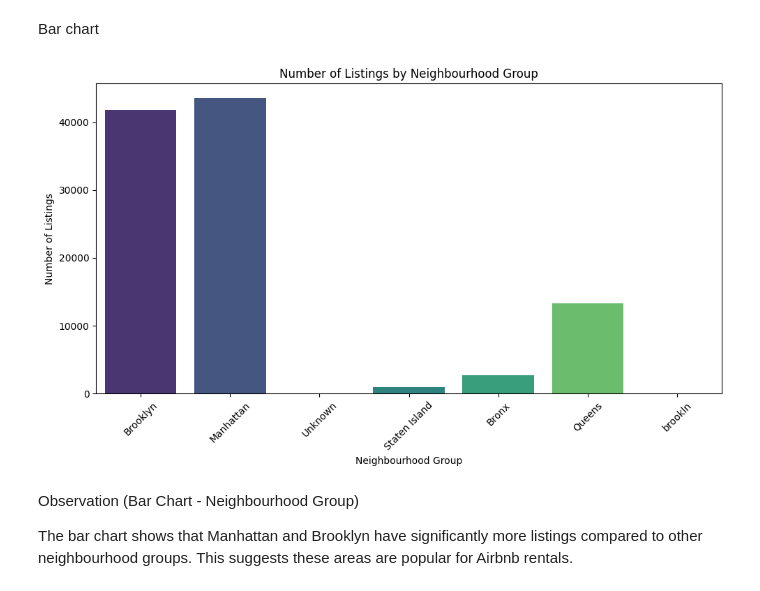
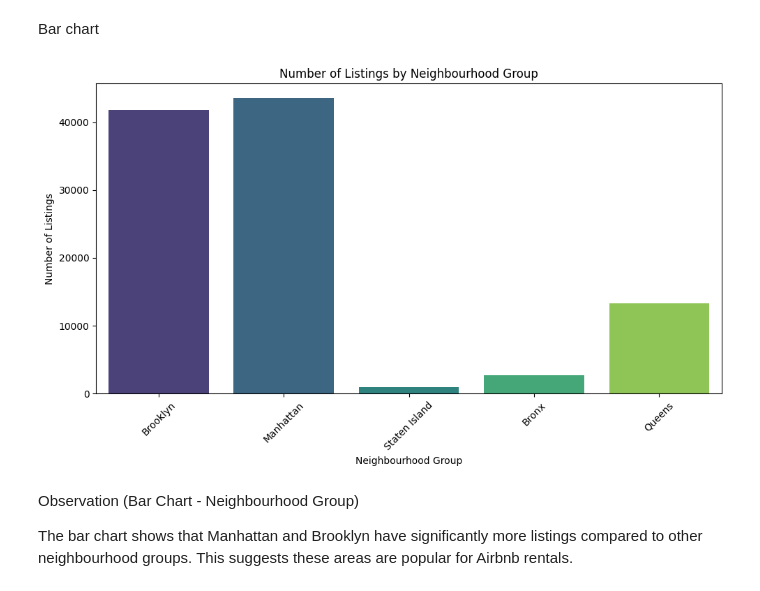
Before and after one commit to Mohamed-777222/NoteBooks, a Jupyter notebook: Airbnb_Open_Data.ipynb, the cells around one changed output. Drawn from its saved outputs; the diff is of its cells as text; code cells hidden in the pictures.

Commit message:
Update: Corrected typos & filled missing data

```diff
--- a/Airbnb_Open_Data.ipynb
+++ b/Airbnb_Open_Data.ipynb
@@ -63,7 +84,12 @@ df['price'] = pd.to_numeric(df['price'], errors='coerce')
 df['service fee'] = df['service fee'].astype(str).str.replace('$', '', regex=False)
 df['service fee'] = df['service fee'].astype(str).str.replace(',', '', regex=False)
 df['service fee'] = pd.to_numeric(df['service fee'], errors='coerce')
-df = df.drop(columns=['id', 'NAME', 'host id', 'host name', 'house_rules', 'license', 'country', 'country code'])
+
+# Added errors='ignore' to prevent KeyError if columns are already dropped
+df = df.drop(columns=['id', 'NAME', 'host id', 'host name', 'house_rules', 'license', 'country', 'country code'], errors='ignore')
+
+corr = {'brookln': 'Brooklyn', 'manhatan': 'Manhattan'}
+df['neighbourhood group'] = df['neighbourhood group'].replace(corr)
 # %% [output]
  Cleaning data...
 # %%
@@ -76,6 +102,25 @@ df['service fee'] = df['service fee'].fillna(fee_middle)
 df['neighbourhood group'] = df['neighbourhood group'].fillna('Unknown')
 df['instant_bookable'] = df['instant_bookable'].replace({'TRUE': True, 'FALSE': False, 'True': True, 'False': False})
 df = df[df['instant_bookable'].isin([True, False])]
+df['host_identity_verified'] = df['host_identity_verified'].fillna('Unconfirmed')
+df['neighbourhood'] = df['neighbourhood'].fillna('Unknown')
+
+df['lat'] = df.groupby('neighbourhood group')['lat'].transform(lambda x: x.fillna(x.median()))
+df['long'] = df.groupby('neighbourhood group')['long'].transform(lambda x: x.fillna(x.median()))
+df['lat'] = df['lat'].fillna(df['lat'].median())
+df['long'] = df['long'].fillna(df['long'].median())
+
+optimal_year = df['Construction year'].median()
+df['Construction year'] = df['Construction year'].fillna(optimal_year).astype(int)
+
+for col in ['minimum nights', 'calculated host listings count', 'review rate number', 'availability 365']:
+    median_val = df[col].median()
+    df[col] = df[col].fillna(median_val)
+
+df['number of reviews'] = df['number of reviews'].fillna(0)
+df['reviews per month'] = df['reviews per month'].fillna(0.0)
+
+df['last review'] = df['last review'].fillna('No Reviews')
 # %% [output]
  Filling missing values...
 # %%
@@ -150,17 +195,29 @@ Bar chart
 # %%
 import matplotlib.pyplot as plt
 import seaborn as sns
 
+df_plot = df_final_balanced.reset_index(drop=True)
+df_plot = df_plot[df_plot['neighbourhood group'] != 'Unknown']
+
+categories = list(df_plot['neighbourhood group'].unique())
+
 plt.figure(figsize=(10, 6))
-sns.countplot(x='neighbourhood group', data=df_final_balanced, palette='viridis', hue='neighbourhood group', legend=False)
+sns.countplot(
+    x='neighbourhood group',
+    data=df_plot,
+    order=categories,
+    palette='viridis',
+    hue='neighbourhood group',
+    legend=False
+)
 plt.title('Number of Listings by Neighbourhood Group')
 plt.xlabel('Neighbourhood Group')
 plt.ylabel('Number of Listings')
 plt.xticks(rotation=45)
 plt.tight_layout()
 plt.show()
 # %% [output]
-[figure, old version]
+[figure, new version]
 # %% [markdown]
  Observation (Bar Chart - Neighbourhood Group)
 
```
Also changed, not shown: parts of 9 cells of this notebook.
